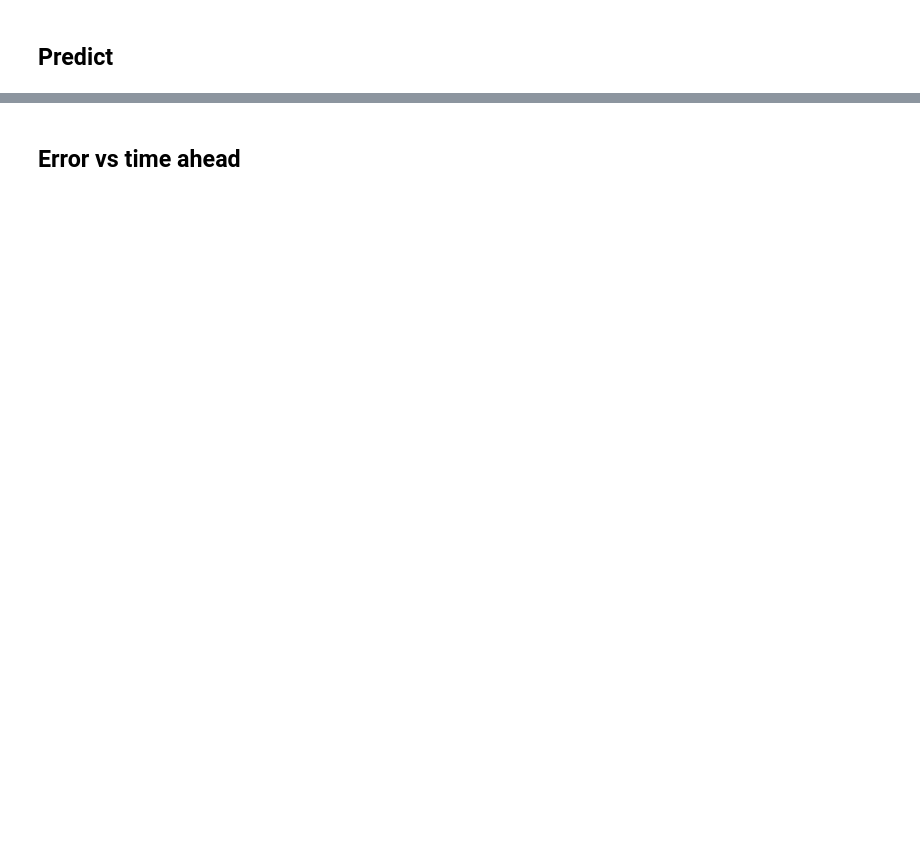
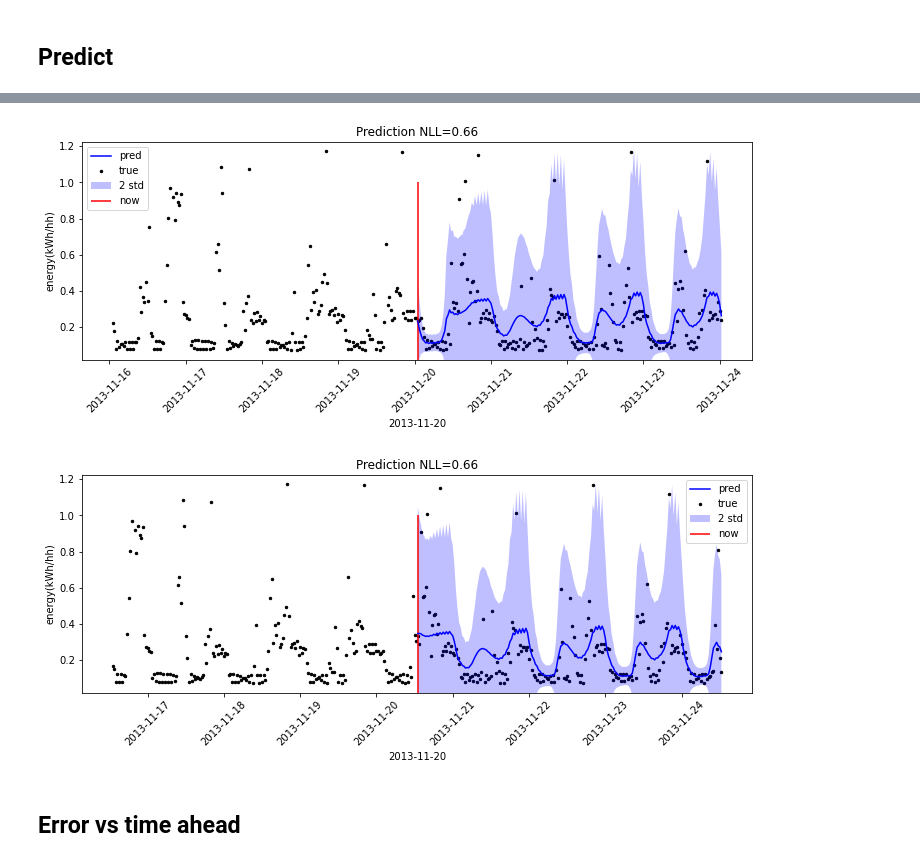
Before and after one commit to wassname/seq2seq-time, a Jupyter notebook: notebooks/RNN_Timeseries_Seq2Seq.ipynb, the cells around one changed output, grey strips where cells are left out. Drawn from its saved outputs; the diff is of its cells as text; code cells hidden in the pictures; blank space fills up the shorter version.

```diff
--- a/notebooks/RNN_Timeseries_Seq2Seq.ipynb
+++ b/notebooks/RNN_Timeseries_Seq2Seq.ipynb
@@ -475,4 +396,0 @@ def training_loop(ds_train, ds_test, model, epochs=1, bs=128):
-# %%
-# this might take 1 minute per epoch on a gpu
-training_loop(ds_train, ds_test, model, epochs=8, bs=batch_size)
-1
@@ -490,5 +412,5 @@ Epoch 3/8: Test Loss = 1.40
 # %% [markdown]
 ## Predict
 # %%
-ds_preds = predict(model, ds_test, batch_size, device=device, scaler=output_scaler)
+ds_preds = predict(model.to(device), ds_test, batch_size, device=device, scaler=output_scaler)
 ds_preds
@@ -505,38 +443,47 @@ def plot_prediction(ds_preds, i):
     s = d.y_pred_std
     yt = d.y_true
     now = d.t_source.squeeze()
+
+
+    plt.figure(figsize=(12, 4))
+
+    plt.scatter(xf, yt, label='true', c='k', s=6)
+    ylim = plt.ylim()
 
     # plot prediction
     plt.fill_between(xf, yp-2*s, yp+2*s, alpha=0.25,
             facecolor="b",
             interpolate=True,
             label="2 std",)
     plt.plot(xf, yp, label='pred', c='b')
 
     # plot true
     plt.scatter(
         d.t_past,
         d.y_past,
         c='k',
         s=6
     )
-    plt.scatter(xf, yt, label='true', c='k', s=6)
 
     # plot a red line for now
     plt.vlines(x=now, ymin=0, ymax=1, label='now', color='r')
+    plt.ylim(*ylim)
 
     now=pd.Timestamp(now.values)
     plt.title(f'Prediction NLL={d.nll.mean().item():2.2g}')
     plt.xlabel(f'{now.date()}')
     plt.ylabel('energy(kWh/hh)')
     plt.legend()
     plt.xticks(rotation=45)
     plt.show()
 
 # plot_prediction(ds_preds, 0)
 # plot_prediction(ds_preds, 12) # 6 hours later
 plot_prediction(ds_preds, 24) # 12 hours later
 plot_prediction(ds_preds, 48) # 12 hours later
+# %% [output]
+[figure, added]
+[figure, added]
 # %% [markdown]
 ## Error vs time ahead
 # %%
```
Also changed, not shown: parts of 19 cells of this notebook, 3 other files.
